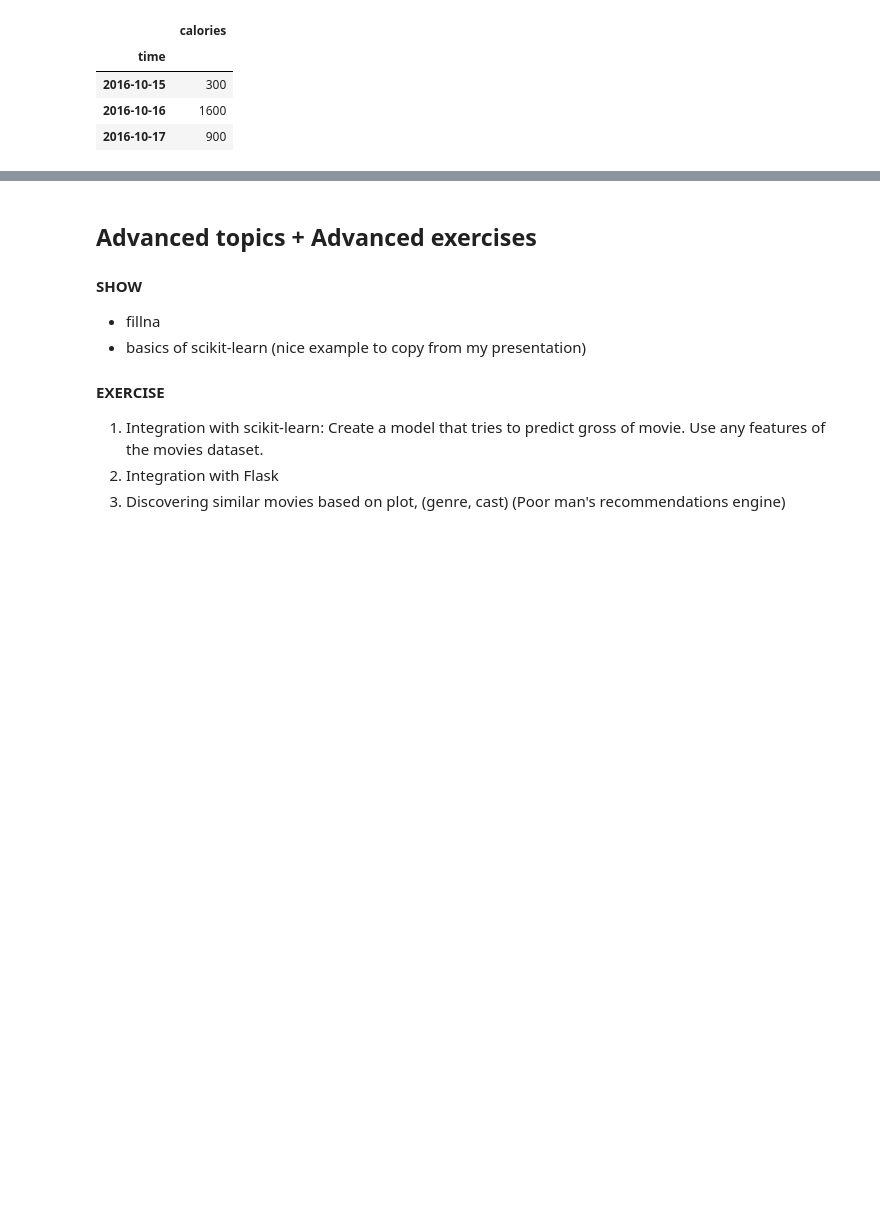
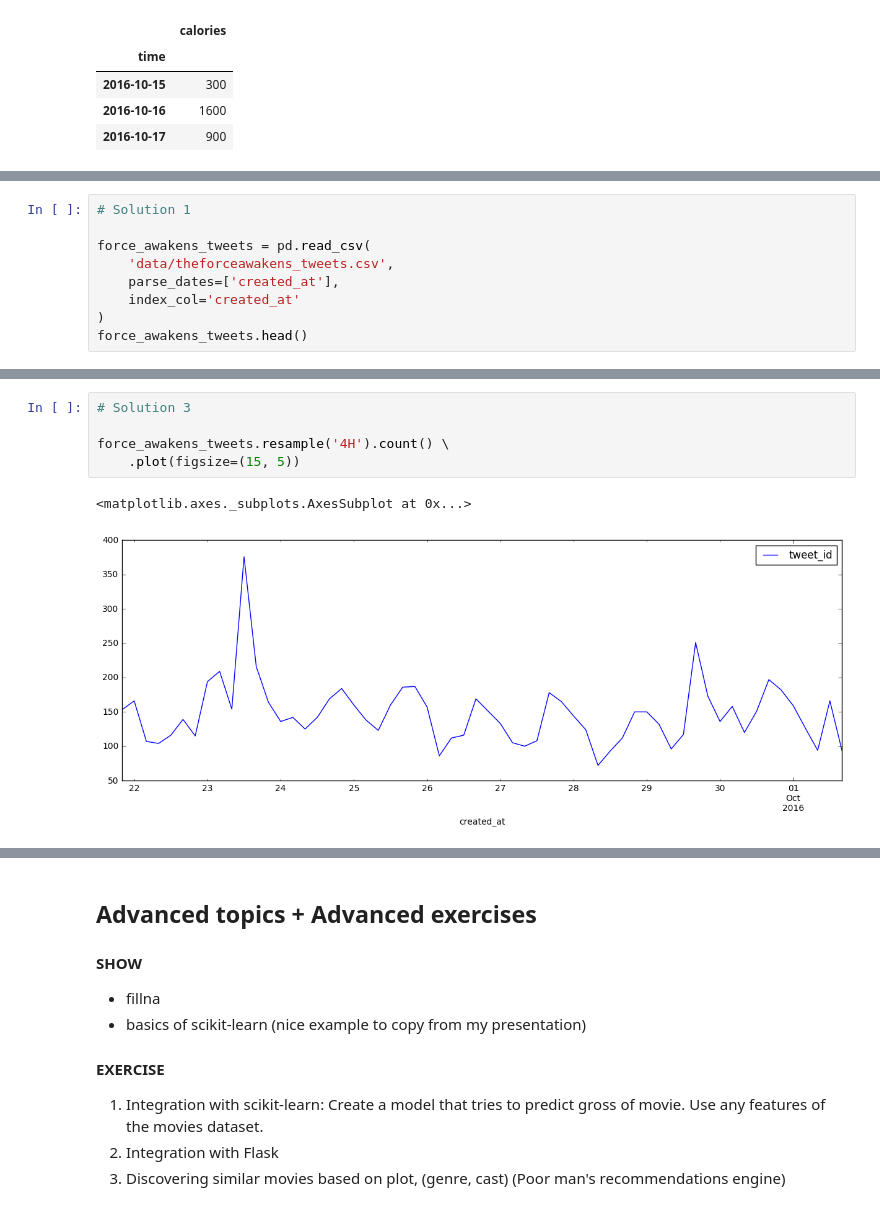
Before and after one commit to grechut/first-steps-with-pandas, a Jupyter notebook: pyconpl-workshop/first-steps-with-pandas-with-solutions.ipynb, the cells around one changed output, grey strips where cells are left out. Saved outputs shown, nothing was run; the diff lists cells and outputs as text; blank space fills up the shorter version.

```diff
--- a/pyconpl-workshop/first-steps-with-pandas-with-solutions.ipynb
+++ b/pyconpl-workshop/first-steps-with-pandas-with-solutions.ipynb
@@ -1418,0 +1421,9 @@ pd.merge(
+# %%
+# Solution 1
+
+force_awakens_tweets = pd.read_csv(
+    'data/theforceawakens_tweets.csv',
+    parse_dates=['created_at'],
+    index_col='created_at'
+)
+force_awakens_tweets.head()
@@ -1418,0 +1456,8 @@ pd.merge(
+# %%
+# Solution 3
+
+force_awakens_tweets.resample('4H').count() \
+    .plot(figsize=(15, 5))
+# %% [output]
+<matplotlib.axes._subplots.AxesSubplot at 0x...>
+[figure, added]
```
Also changed, not shown: parts of 15 cells of this notebook, 2 other files.
